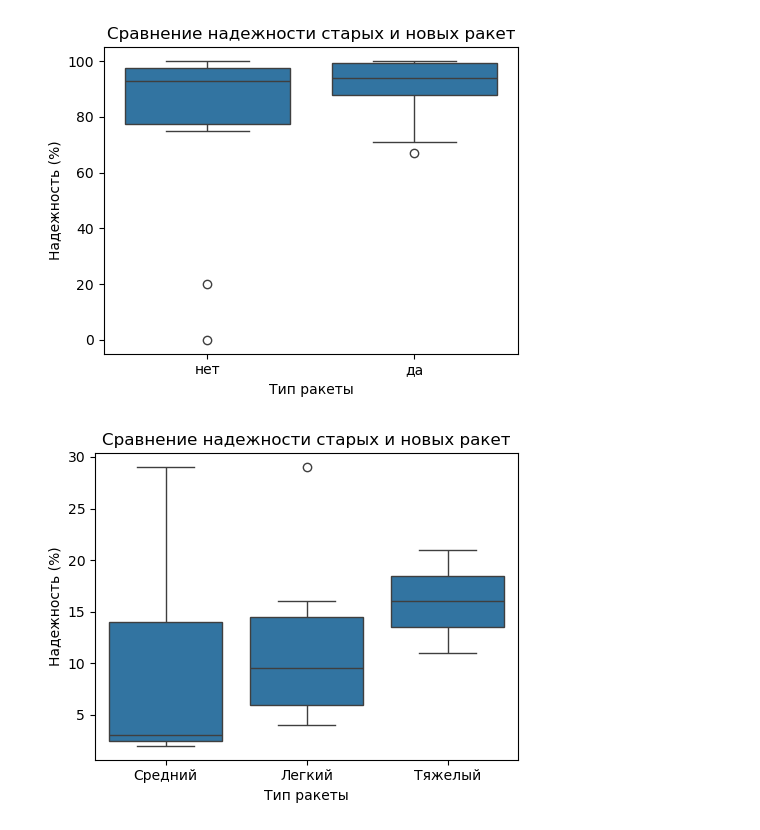
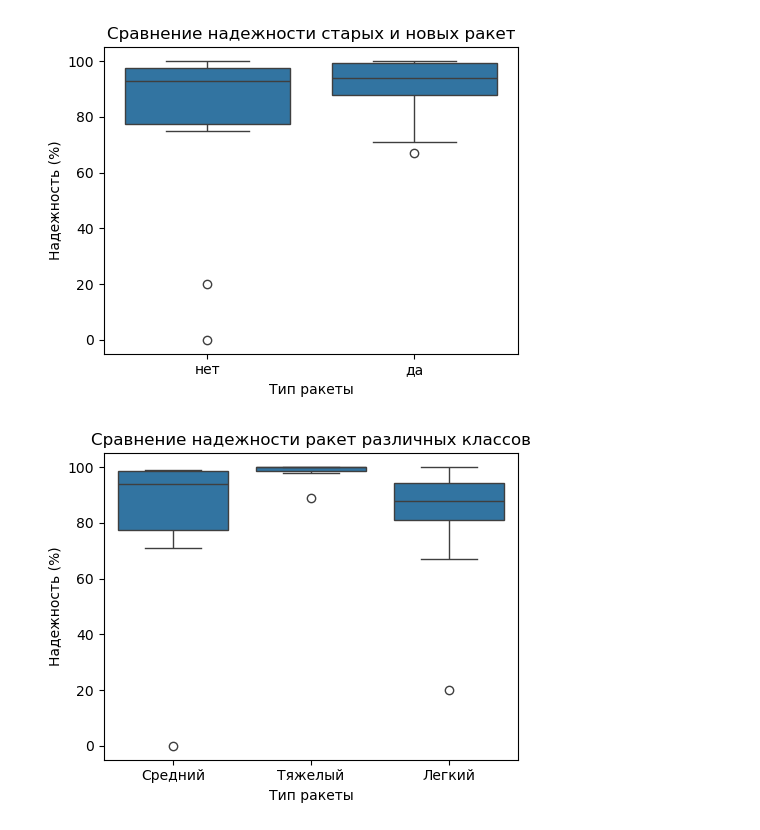
Before and after one commit to VladimirSmetana/InDataRocketAnalysis, a Jupyter notebook: analysis.ipynb, the cells around one changed output. Saved outputs shown, nothing was run; the diff lists cells and outputs as text; code cells hidden in the pictures.

```diff
--- a/analysis.ipynb
+++ b/analysis.ipynb
@@ -98,18 +96,17 @@ plt.show()
 # %% [output]
 [figure]
 # %%
-filtered_data = data[data['Activity'] == 'нет']
 plt.figure(figsize=(5, 4))
-sns.boxplot(x=filtered_data['Class'], y=filtered_data['ActiveYears'], data=filtered_data)
+sns.boxplot(x=data['Class'], y=data['SuccessRate'], data=data)
 
 # Настройка заголовка и меток
-plt.title('Сравнение надежности старых и новых ракет')
+plt.title('Сравнение надежности ракет различных классов')
 plt.xlabel('Тип ракеты')
 plt.ylabel('Надежность (%)')
 
 # Показать график
 plt.tight_layout()
 plt.show()
 # %% [output]
-[figure, old version]
+[figure, new version]
 # %%
```
Also changed, not shown: parts of 10 cells of this notebook.
